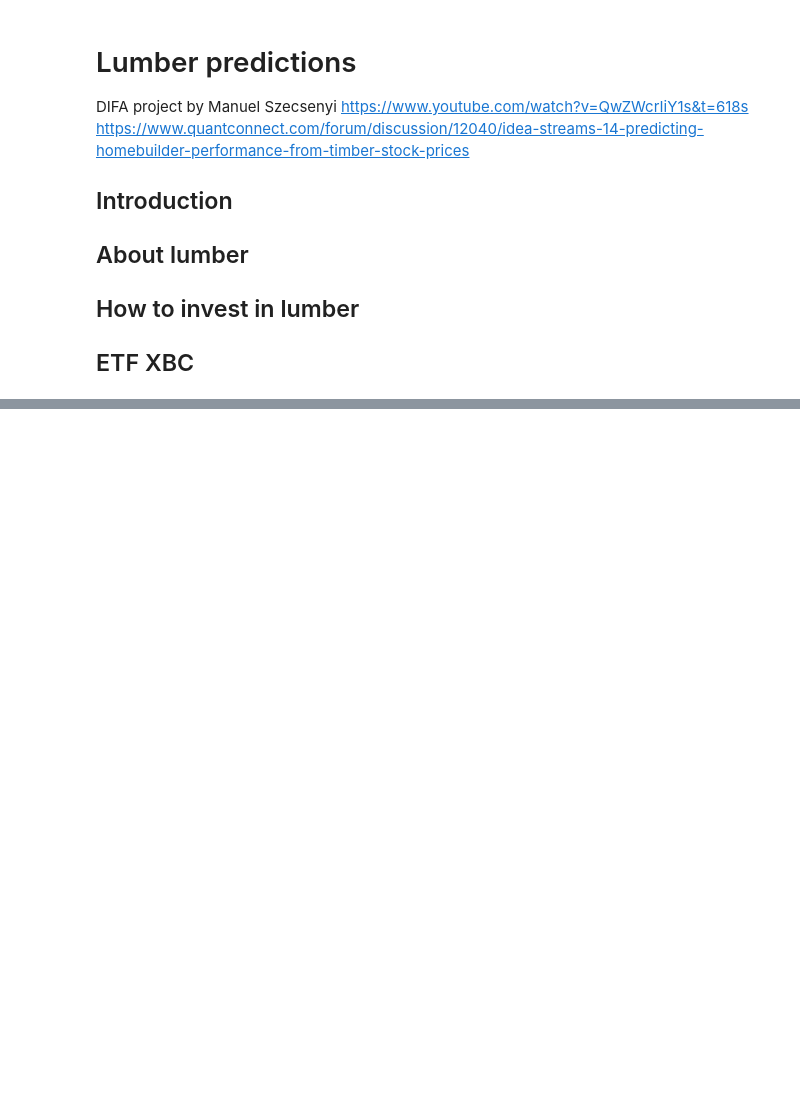
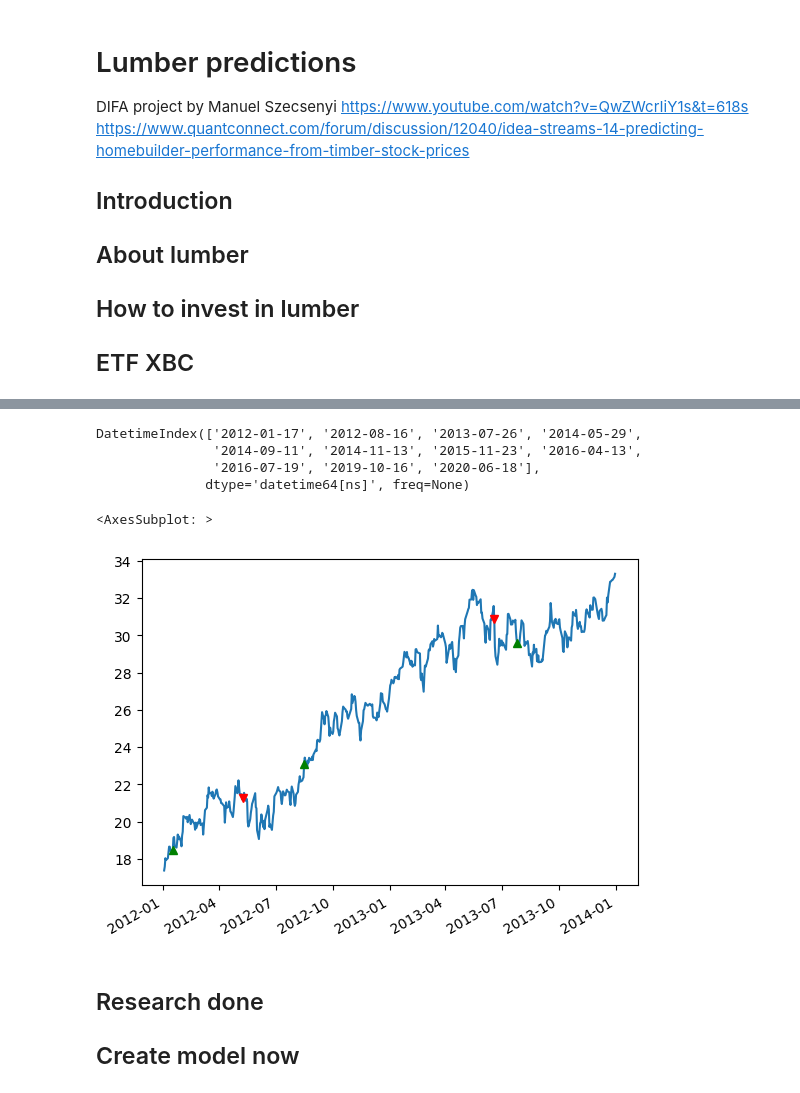
Before and after one commit to ManuelSzecsenyi/lumber-predictions, a Jupyter notebook: lumber-predictions.ipynb, the cells around one changed output, grey strips where cells are left out. Cells and saved outputs as stored; diff of their text form; code cells hidden in the pictures; blank space fills up the shorter version.

Commit message:
research done

```diff
--- a/lumber-predictions.ipynb
+++ b/lumber-predictions.ipynb
@@ -87,3 +88,7 @@ ema.head()
 # %%
 #https://www.statology.org/exponential-moving-average-pandas/
-# ema["short"] =
+ema["short"] = wood.close.ewm(span=windows[0], adjust=False).mean()
+ema["long"] = wood.close.ewm(span=windows[1], adjust=False).mean()
+ema.dropna(inplace=True)
+
+ema.head()
@@ -89,0 +102,3 @@ ema.head()
+# %%
+ema['difference'] = ema.long - ema.short
+ema
@@ -89,0 +119,21 @@ ema.head()
+# %%
+buy_signals = ema.index[(np.sign(ema.difference.shift(1)) == 1) & (np.sign(ema.difference) == -1)]
+sell_signals = ema.index[(np.sign(ema.difference.shift(1)) == -1) & (np.sign(ema.difference) == 1)]
+# %%
+buy_signals
+# %% [output]
+DatetimeIndex(['2012-01-17', '2012-08-16', '2013-07-26', '2014-05-29',
+               '2014-09-11', '2014-11-13', '2015-11-23', '2016-04-13',
+               '2016-07-19', '2019-10-16', '2020-06-18'],
+              dtype='datetime64[ns]', freq=None)
+# %%
+ax = history['XHB Close'].loc["2012-01-01":"2014-01-01"].plot()
+history['XHB Close'][buy_signals].loc["2012-01-01":"2014-01-01"].plot(ax=ax, style="g^")
+history['XHB Close'][sell_signals].loc["2012-01-01":"2014-01-01"].plot(ax=ax, style="rv")
+# %% [output]
+<AxesSubplot: >
+[figure, added]
+# %% [markdown]
+## Research done
+
+## Create model now
```
Also changed, not shown: parts of 8 cells of this notebook.
